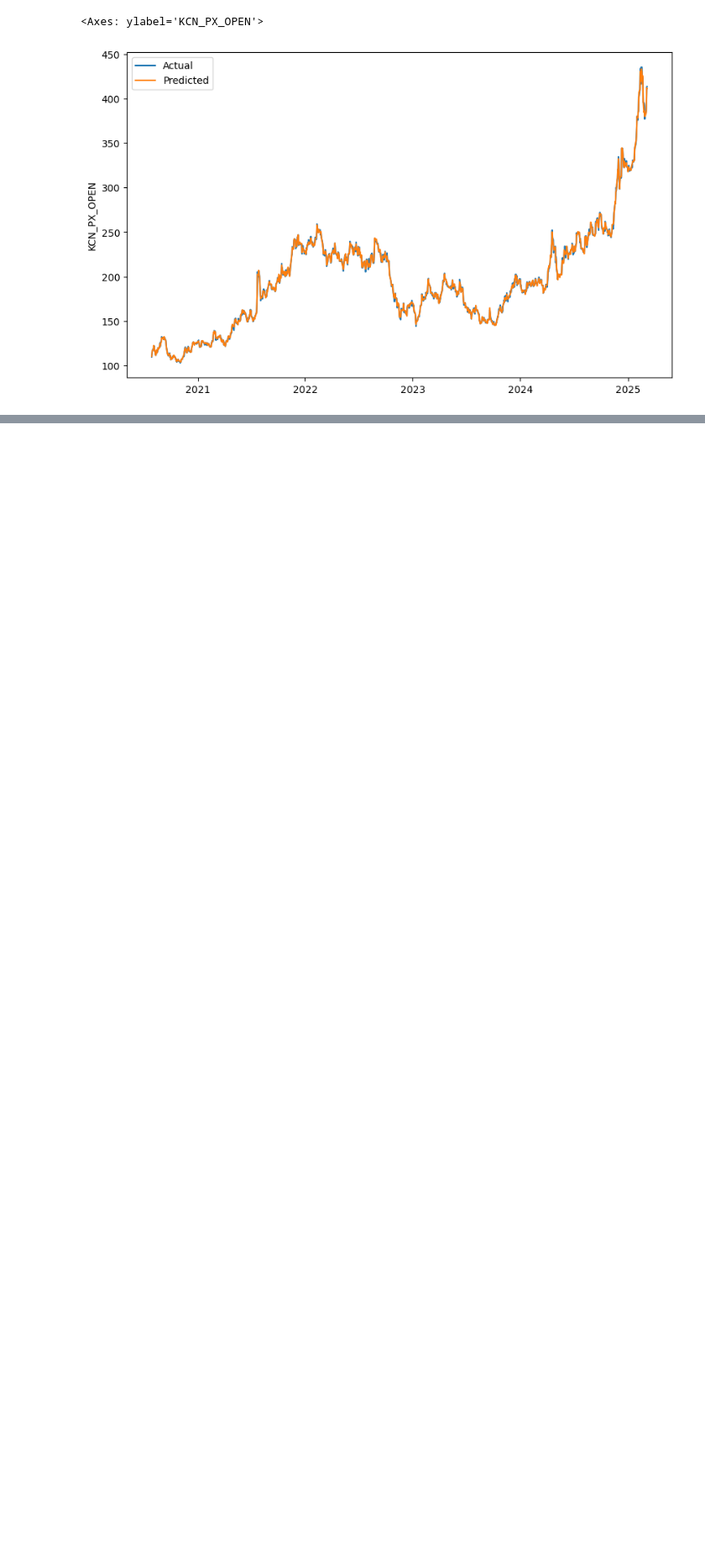
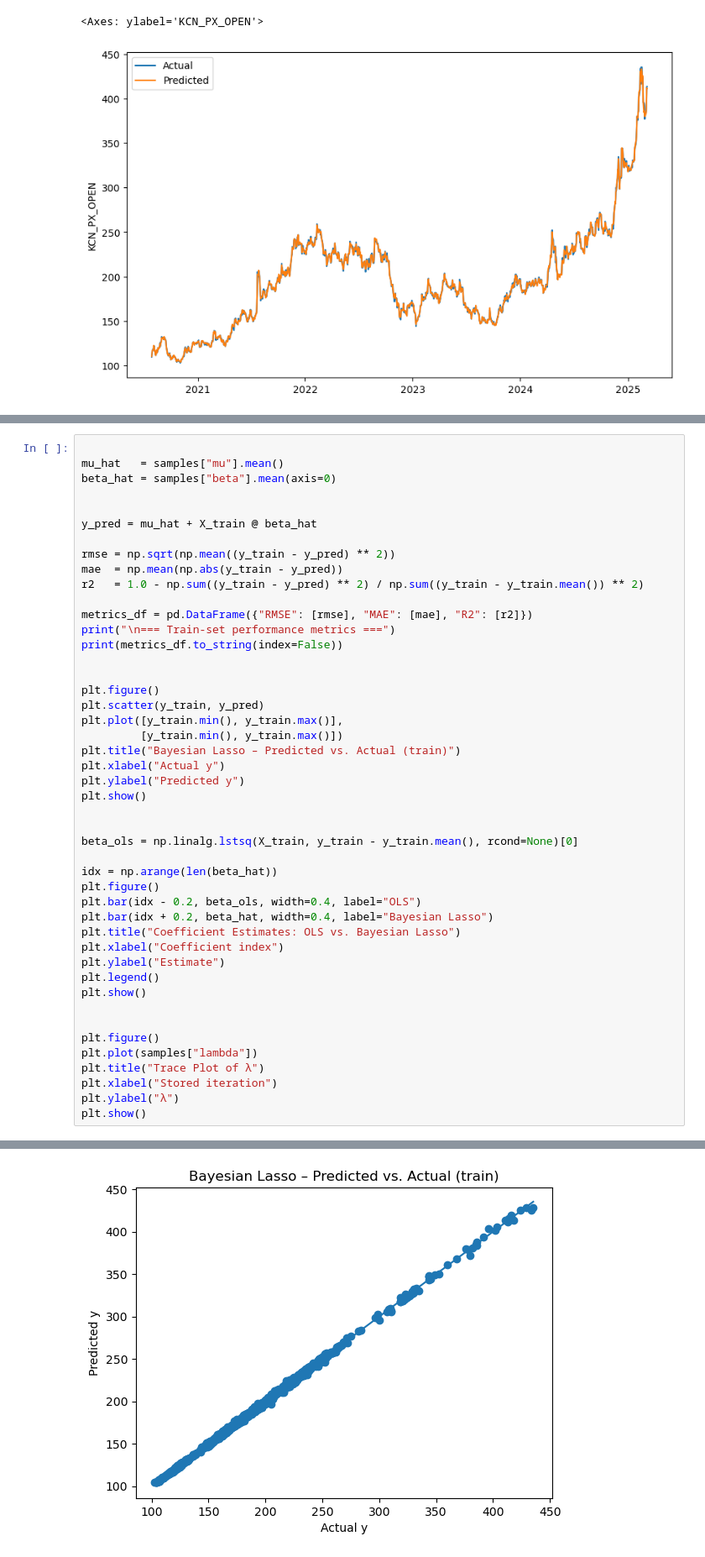
Before and after one commit to imcoddington/Coffee-Commodities, a Jupyter notebook: Data_work.ipynb, the cells around one changed output, grey strips where cells are left out. Shown: that part at 84% size. Saved outputs shown, nothing was run; the diff lists cells and outputs as text; blank space fills up the shorter version.

Commit message:
Bayesian Lasso complete
takes 30 mins to run

```diff
--- a/Data_work.ipynb
+++ b/Data_work.ipynb
@@ -285,0 +377,47 @@ sns.lineplot(data=final_df, x=final_df.index, y=model.predict(X), label='Predict
+# %%
+
+mu_hat   = samples["mu"].mean()
+beta_hat = samples["beta"].mean(axis=0)
+
+
+y_pred = mu_hat + X_train @ beta_hat
+
+rmse = np.sqrt(np.mean((y_train - y_pred) ** 2))
+mae  = np.mean(np.abs(y_train - y_pred))
+r2   = 1.0 - np.sum((y_train - y_pred) ** 2) / np.sum((y_train - y_train.mean()) ** 2)
+
+metrics_df = pd.DataFrame({"RMSE": [rmse], "MAE": [mae], "R2": [r2]})
+print("\n=== Train‑set performance metrics ===")
+print(metrics_df.to_string(index=False))
+
+
+plt.figure()
+plt.scatter(y_train, y_pred)
+plt.plot([y_train.min(), y_train.max()],
+         [y_train.min(), y_train.max()])
+plt.title("Bayesian Lasso – Predicted vs. Actual (train)")
+plt.xlabel("Actual y")
+plt.ylabel("Predicted y")
+plt.show()
+
+
+beta_ols = np.linalg.lstsq(X_train, y_train - y_train.mean(), rcond=None)[0]
+
+idx = np.arange(len(beta_hat))
+plt.figure()
+plt.bar(idx - 0.2, beta_ols, width=0.4, label="OLS")
+plt.bar(idx + 0.2, beta_hat, width=0.4, label="Bayesian Lasso")
+plt.title("Coefficient Estimates: OLS vs. Bayesian Lasso")
+plt.xlabel("Coefficient index")
+plt.ylabel("Estimate")
+plt.legend()
+plt.show()
+
+
+plt.figure()
+plt.plot(samples["lambda"])
+plt.title("Trace Plot of λ")
+plt.xlabel("Stored iteration")
+plt.ylabel("λ")
+plt.show()
+# %% [output]
@@ -285,0 +427 @@ sns.lineplot(data=final_df, x=final_df.index, y=model.predict(X), label='Predict
+[figure, added]
```
Also changed, not shown: parts of 5 cells of this notebook.
